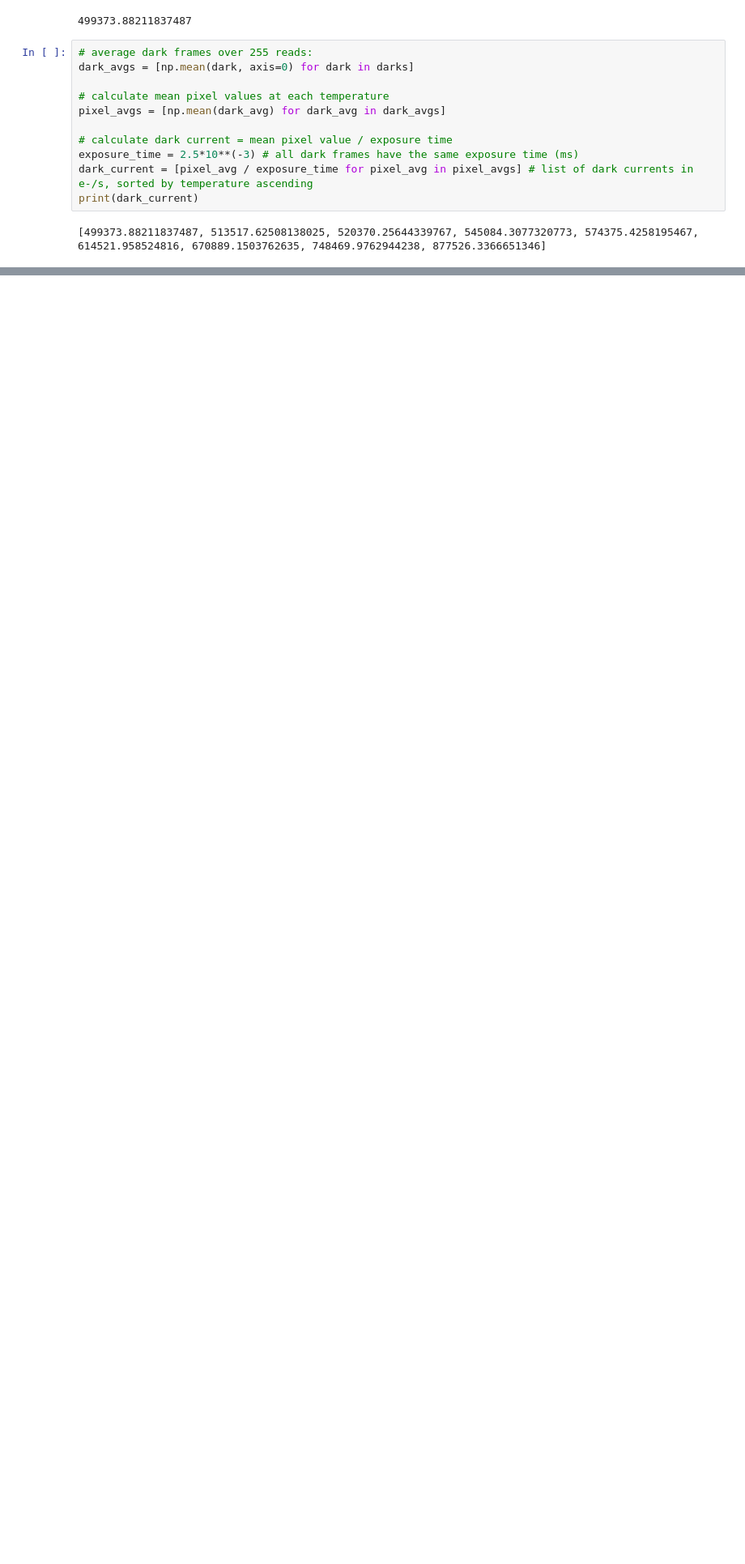
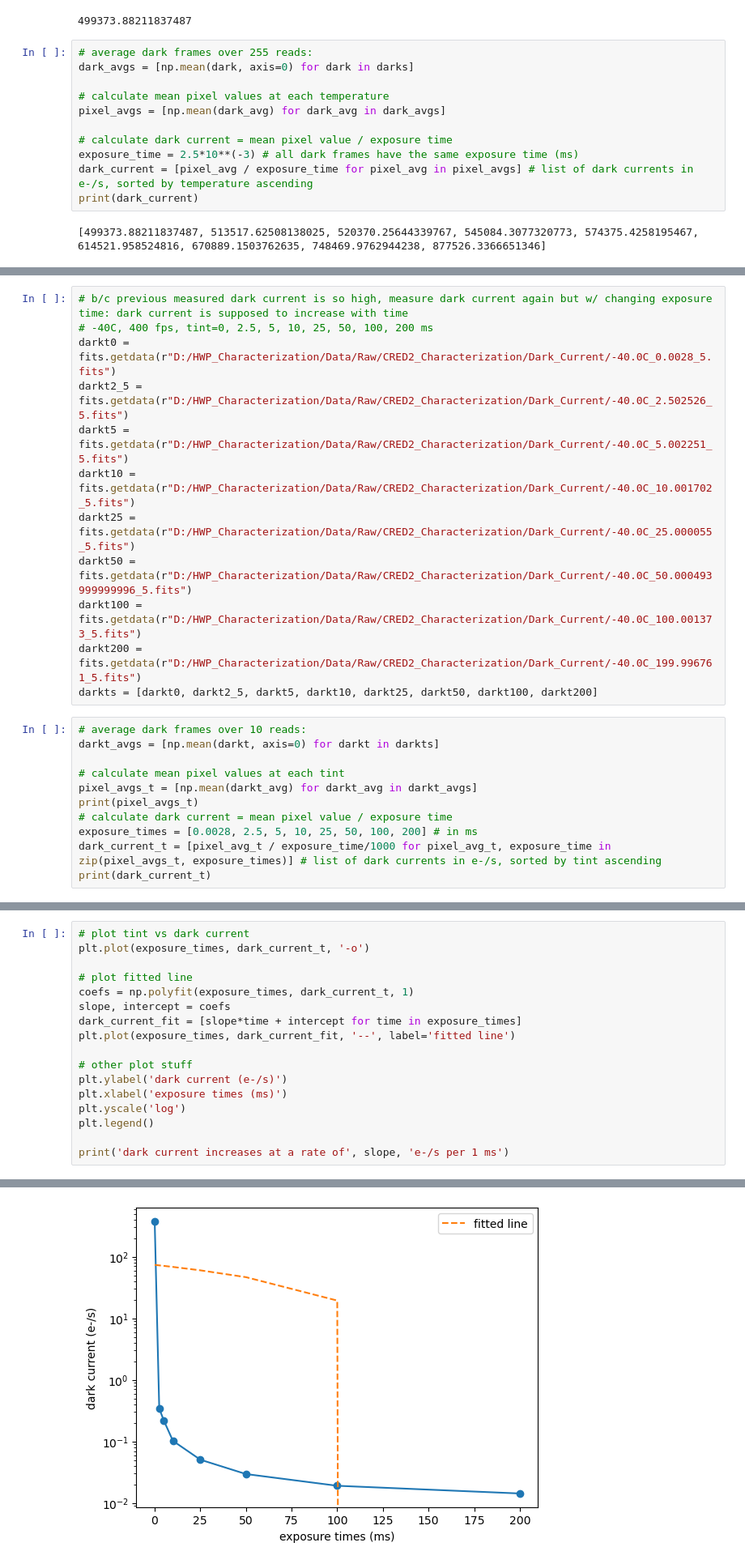
Before and after one commit to courtneyduong/cred2-characterization, a Jupyter notebook: dark current analysis.ipynb, the cells around one changed output, grey strips where cells are left out. Shown at 81% size. Drawn from its saved outputs; the diff is of its cells as text; blank space fills up the shorter version.

```diff
--- a/dark current analysis.ipynb
+++ b/dark current analysis.ipynb
@@ -66,3 +66,26 @@ print('dark current increases at a rate of', slope, 'e-/s per degree Celsius')
 # %% [output]
 dark current increases at a rate of 8626.47436828212 e-/s per degree Celsius
 [figure]
+# %%
+# b/c previous measured dark current is so high, measure dark current again but w/ changing exposure time: dark current is supposed to increase with time
+# -40C, 400 fps, tint=0, 2.5, 5, 10, 25, 50, 100, 200 ms
+darkt0 = fits.getdata(r"D:/HWP_Characterization/Data/Raw/CRED2_Characterization/Dark_Current/-40.0C_0.0028_5.fits")
+darkt2_5 = fits.getdata(r"D:/HWP_Characterization/Data/Raw/CRED2_Characterization/Dark_Current/-40.0C_2.502526_5.fits")
+darkt5 = fits.getdata(r"D:/HWP_Characterization/Data/Raw/CRED2_Characterization/Dark_Current/-40.0C_5.002251_5.fits")
+darkt10 = fits.getdata(r"D:/HWP_Characterization/Data/Raw/CRED2_Characterization/Dark_Current/-40.0C_10.001702_5.fits")
+darkt25 = fits.getdata(r"D:/HWP_Characterization/Data/Raw/CRED2_Characterization/Dark_Current/-40.0C_25.000055_5.fits")
+darkt50 = fits.getdata(r"D:/HWP_Characterization/Data/Raw/CRED2_Characterization/Dark_Current/-40.0C_50.000493999999996_5.fits")
+darkt100 = fits.getdata(r"D:/HWP_Characterization/Data/Raw/CRED2_Characterization/Dark_Current/-40.0C_100.001373_5.fits")
+darkt200 = fits.getdata(r"D:/HWP_Characterization/Data/Raw/CRED2_Characterization/Dark_Current/-40.0C_199.996761_5.fits")
+darkts = [darkt0, darkt2_5, darkt5, darkt10, darkt25, darkt50, darkt100, darkt200]
+# %%
+# average dark frames over 10 reads:
+darkt_avgs = [np.mean(darkt, axis=0) for darkt in darkts]
+
+# calculate mean pixel values at each tint
+pixel_avgs_t = [np.mean(darkt_avg) for darkt_avg in darkt_avgs]
+print(pixel_avgs_t)
+# calculate dark current = mean pixel value / exposure time
+exposure_times = [0.0028, 2.5, 5, 10, 25, 50, 100, 200] # in ms
+dark_current_t = [pixel_avg_t / exposure_time/1000 for pixel_avg_t, exposure_time in zip(pixel_avgs_t, exposure_times)] # list of dark currents in e-/s, sorted by tint ascending
+print(dark_current_t)
@@ -68,0 +95,18 @@ dark current increases at a rate of 8626.47436828212 e-/s per degree Celsius
+# %%
+# plot tint vs dark current
+plt.plot(exposure_times, dark_current_t, '-o')
+
+# plot fitted line
+coefs = np.polyfit(exposure_times, dark_current_t, 1)
+slope, intercept = coefs
+dark_current_fit = [slope*time + intercept for time in exposure_times]
+plt.plot(exposure_times, dark_current_fit, '--', label='fitted line')
+
+# other plot stuff
+plt.ylabel('dark current (e-/s)')
+plt.xlabel('exposure times (ms)')
+plt.yscale('log')
+plt.legend()
+
+print('dark current increases at a rate of', slope, 'e-/s per 1 ms')
+# %% [output]
@@ -68,0 +114 @@ dark current increases at a rate of 8626.47436828212 e-/s per degree Celsius
+[figure, added]
```
Also changed, not shown: parts of 2 cells of this notebook.
